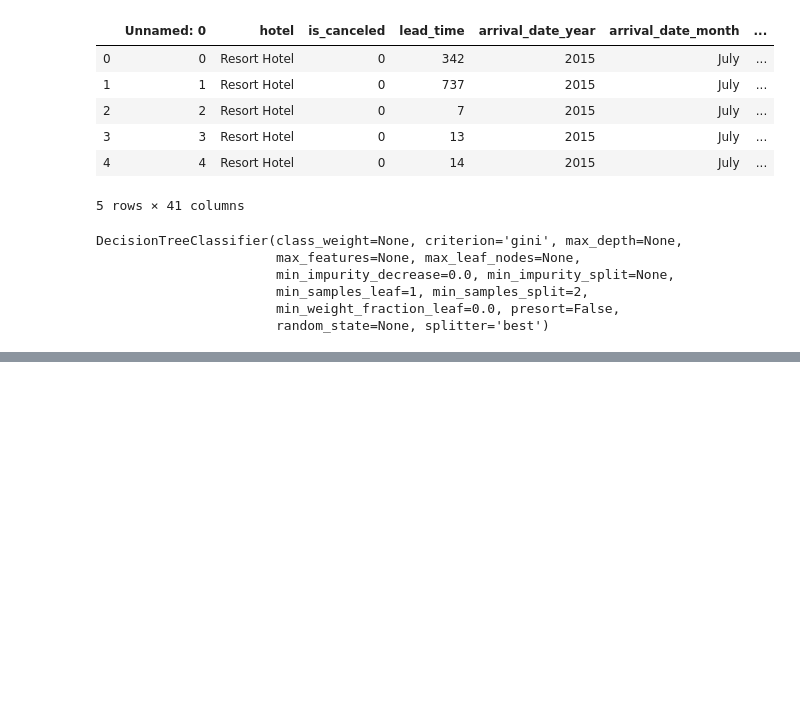
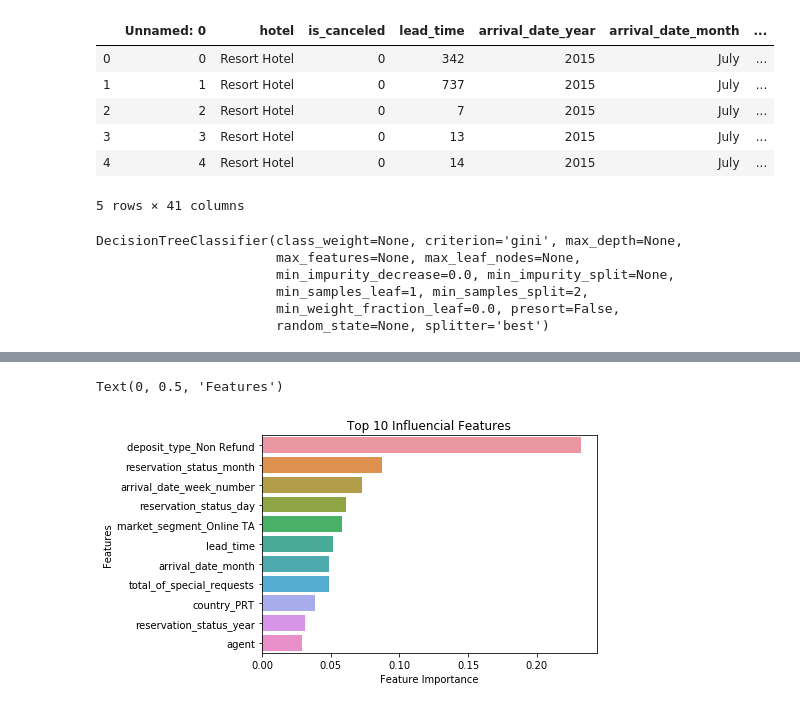
Before and after one commit to Hantao-Lin/Hotel-Reservation-Prediciton, a Jupyter notebook: Machine Learning.ipynb, the cells around one changed output, grey strips where cells are left out. Saved outputs shown, nothing was run; the diff lists cells and outputs as text; code cells hidden in the pictures; blank space fills up the shorter version.

```diff
--- a/Machine Learning.ipynb
+++ b/Machine Learning.ipynb
@@ -125,0 +129,3 @@ feature_to_keep
+# %%
+top_feature=pd.DataFrame(feature_to_keep)[0:11]
+top_feature
@@ -126,3 +145,11 @@ feature_to_keep
+# %%
+plot=sns.barplot(x='feature importance',y='features',data=top_feature)
+plt.title('Top 10 Influencial Features')
+plt.xlabel('Feature Importance')
+plt.ylabel('Features')
+# %% [output]
+Text(0, 0.5, 'Features')
+[figure, added]
 # %%
 fi_name=feature_to_keep['features'].unique()
 # %%
```
Also changed, not shown: parts of 29 cells of this notebook, 1 other file.
